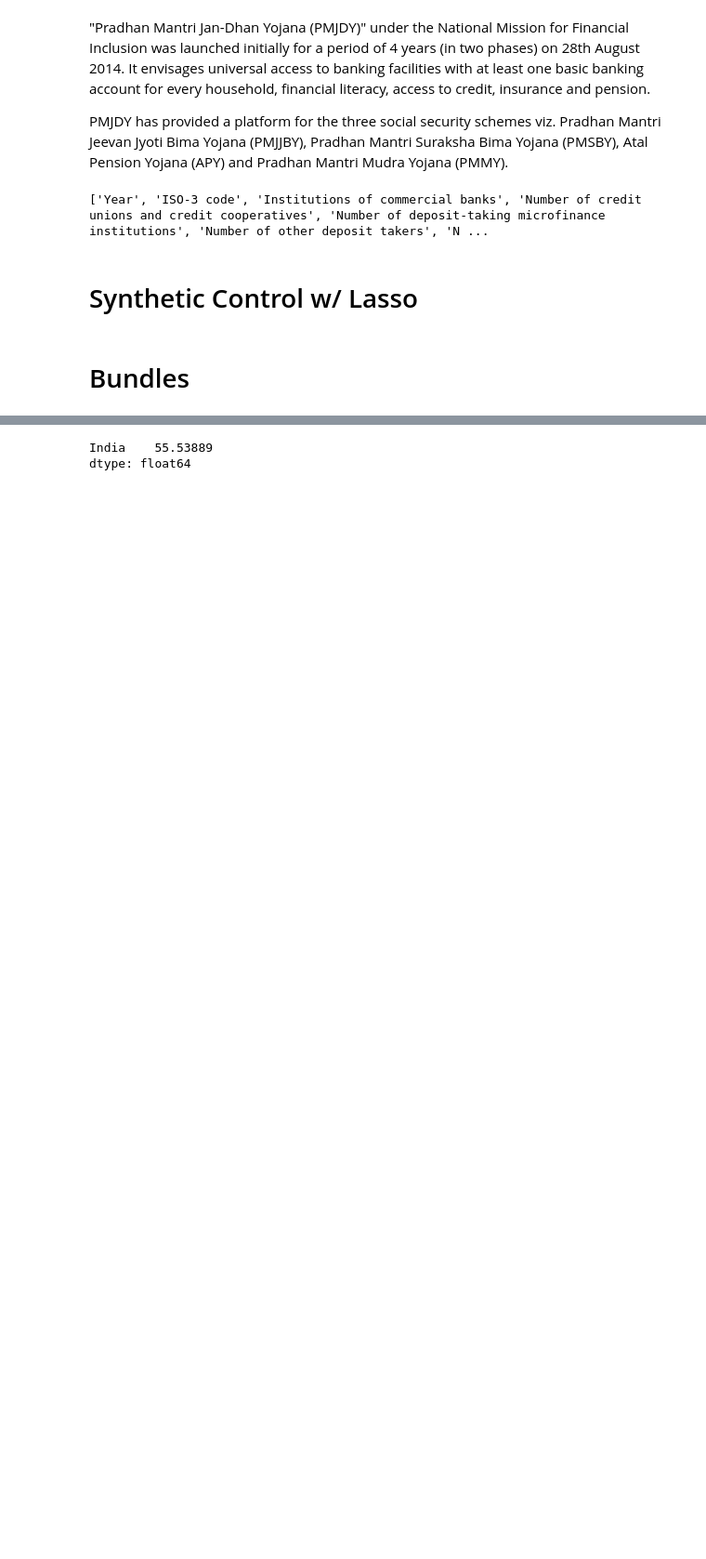
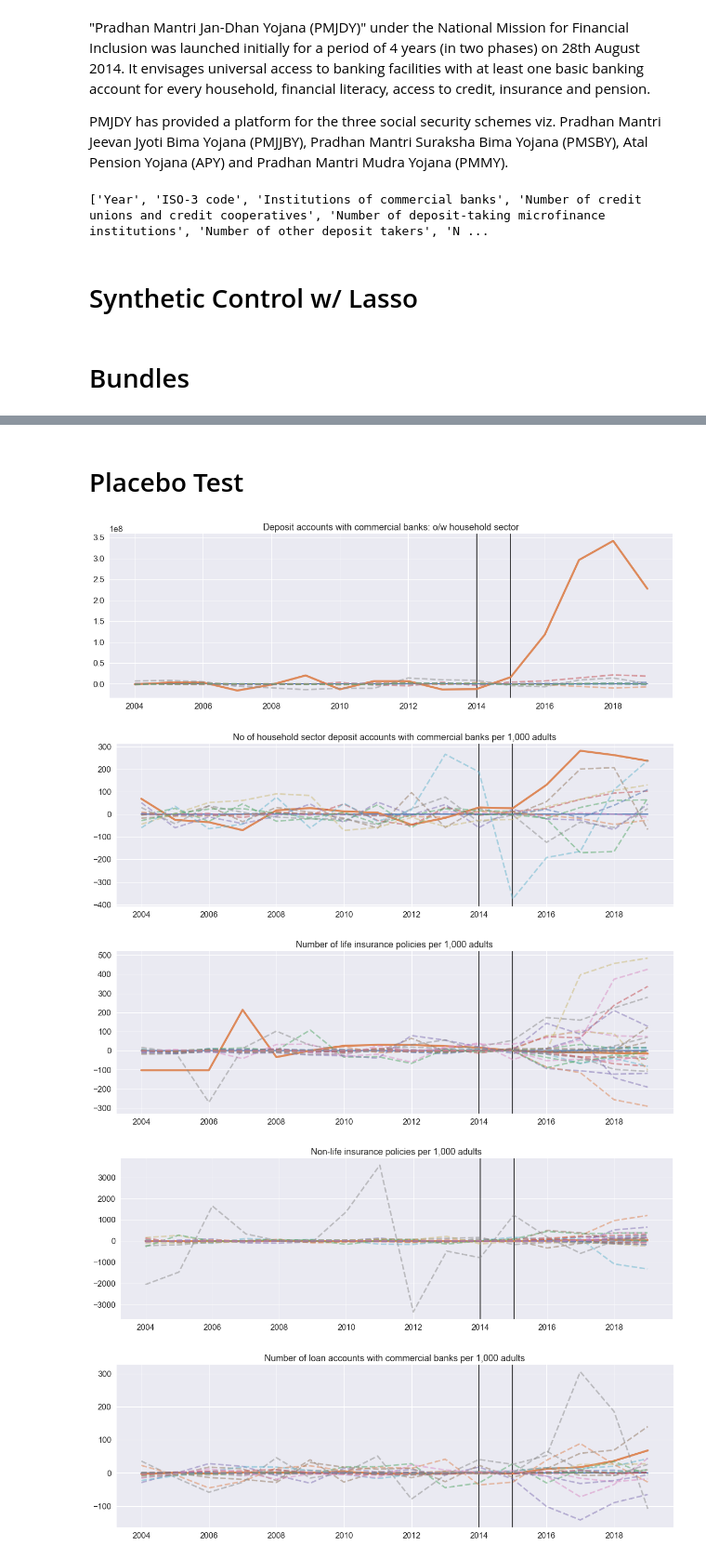
Before and after one commit to harsh-parikh/credence-to-causal-estimation, a Jupyter notebook: notebooks/analysis.ipynb, the cells around one changed output, grey strips where cells are left out. Shown at 93% size. Cells and saved outputs as stored; diff of their text form; code cells hidden in the pictures; blank space fills up the shorter version.

Commit message:
placebo study

```diff
--- a/notebooks/analysis.ipynb
+++ b/notebooks/analysis.ipynb
@@ -97,5 +97,38 @@ for series in bundles.keys():
-# %%
-np.min(Y_target)
-# %% [output]
-India    55.53889
-dtype: float64
+# %% [markdown]
+# Placebo Test
+# %%
+sns.set(font_scale=1.5)
+for series in bundles.keys():
+    (Ypre_target,Ypre_donor,Y_target,Y_donor) = bundles[series]
+    fig = plt.figure(figsize=(20,6))
+
+    plt.axvline(time_intervention-1,c='black')
+    plt.axvline(time_intervention+0,c='black')
+
+    m_lasso = lm.LassoCV().fit(Ypre_donor,Ypre_target)
+    Y_target_lasso = m_lasso.predict(Y_donor.fillna(method='ffill'))
+
+    plt.plot(np.arange(2004,2020),Y_target-Y_target,lw='2')
+    plt.plot(np.arange(2004,2020),Y_target.to_numpy().reshape(-1,)-Y_target_lasso.reshape(-1,),lw='4',alpha=0.95)
+
+    plt.title(series)
+    for col in Y_donor.columns:
+        Y_placebo = Y_donor[col]
+        Ypre_placebo = Ypre_donor[col]
+
+        m_lasso = lm.LassoCV().fit(Ypre_donor.drop(columns=[col]),Ypre_placebo)
+        Y_placebo_lasso = m_lasso.predict(Y_donor.drop(columns=[col]))
+
+
+        plt.plot(np.arange(2004,2020),Y_placebo - Y_placebo_lasso,ls='--',lw=3,alpha=0.5)
+
+#         plt.text(2014.5,np.max(Y_placebo.to_numpy())/2,'Launch of PMJDY',rotation=90,alpha=0.5)
+#         plt.ylim((np.min(Y_placebo.to_numpy()),np.max(Y_placebo.to_numpy())))
+#         plt.legend(['%s (%s)'%(col,series)])
+    fig.savefig('placebo_study_%s_%s.png'%(target,series.replace('/','')))
+# %% [output]
+[figure, added]
+[figure, added]
+[figure, added]
+[figure, added]
+[figure, added]
```
Also changed, not shown: parts of 3 cells of this notebook, 17 other files.
